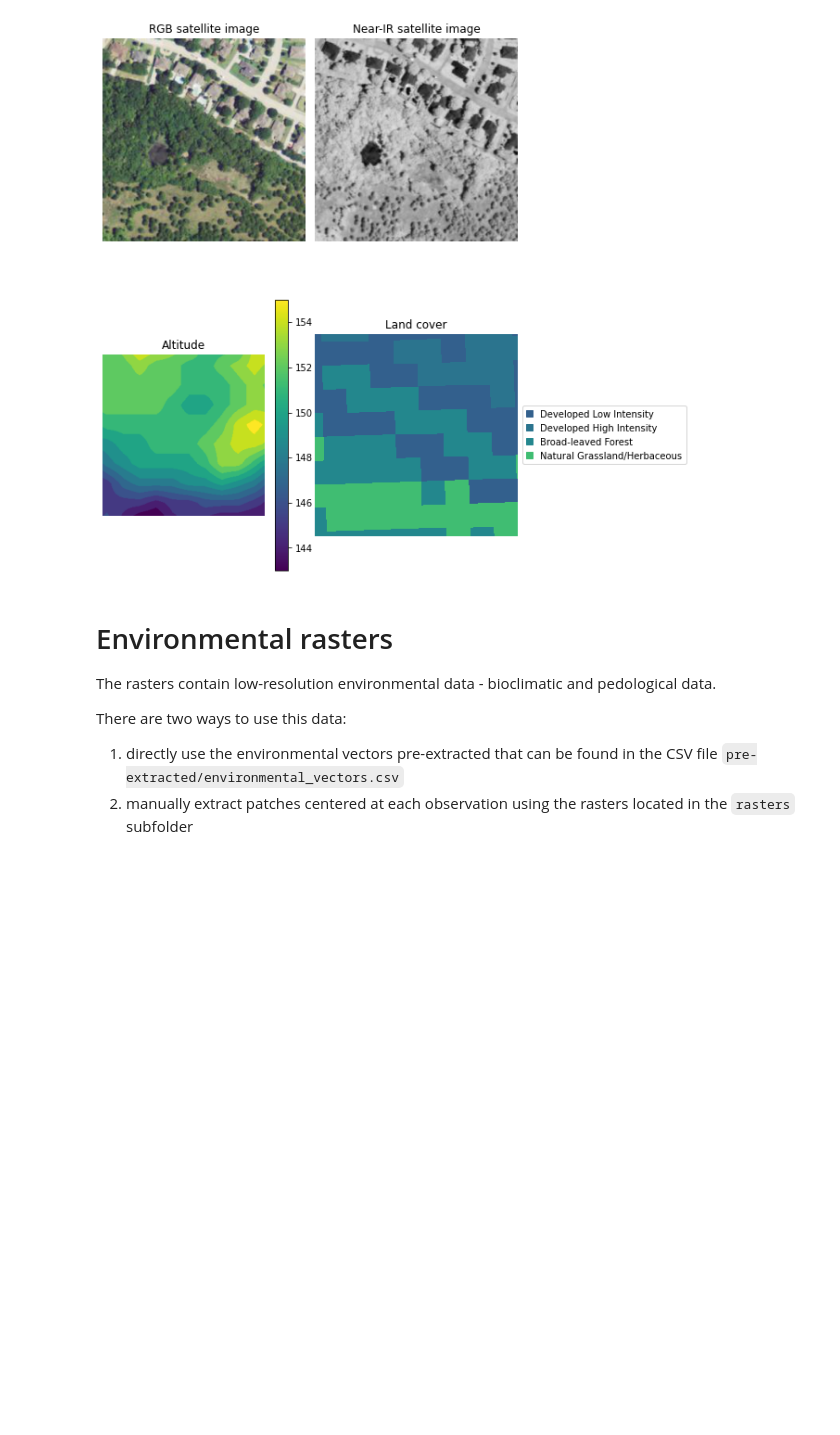
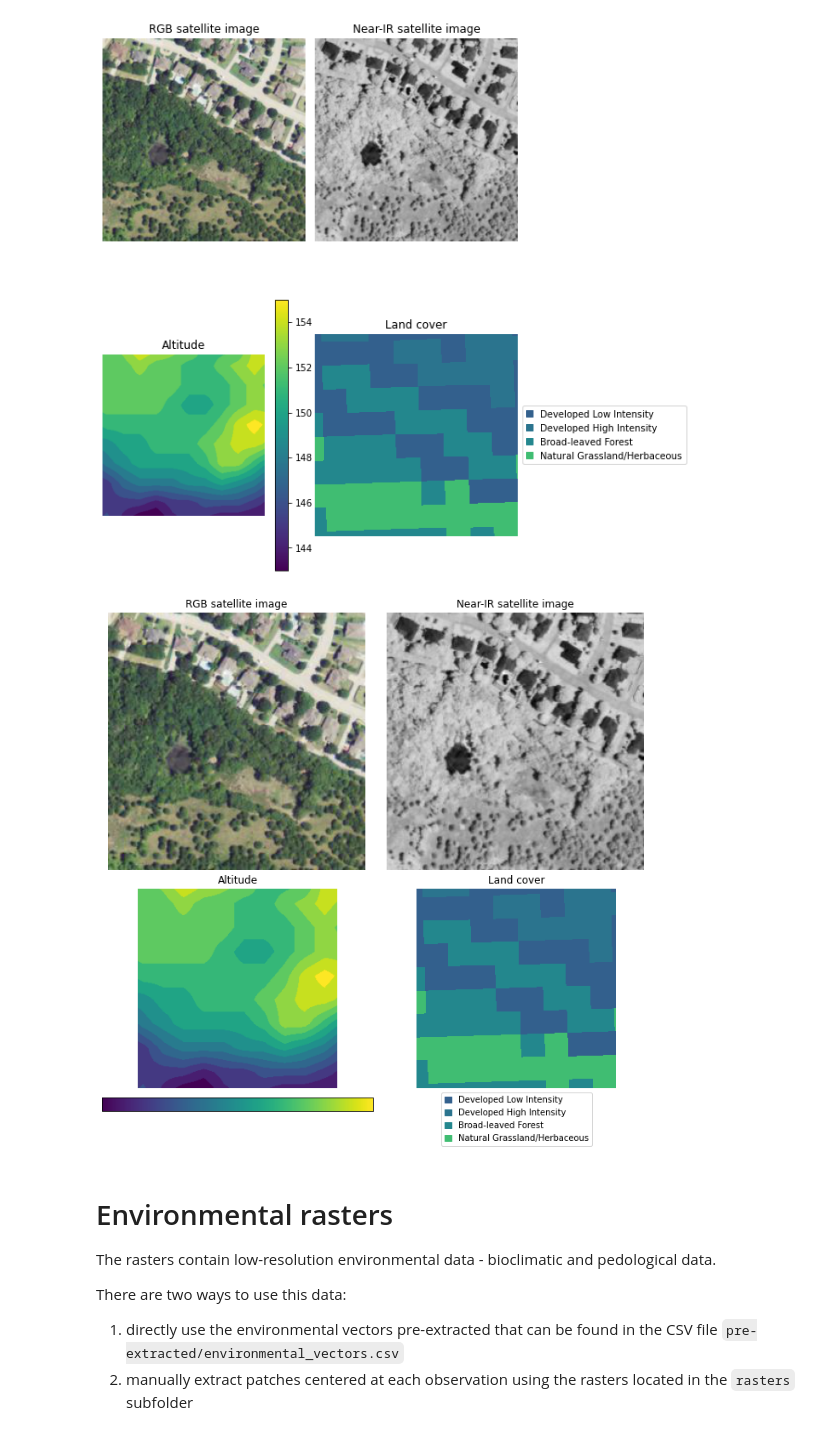
Before and after one commit to plantnet/GeoLifeCLEF, a Jupyter notebook: notebooks/Getting started - Data loading and visualization.ipynb, the cells around one changed output. Drawn from its saved outputs; the diff is of its cells as text; code cells hidden in the pictures; blank space fills up the shorter version.

```diff
--- a/notebooks/Getting started - Data loading and visualization.ipynb
+++ b/notebooks/Getting started - Data loading and visualization.ipynb
@@ -147,3 +162,17 @@ ax.set_title("Observations distribution around Montpellier, France")
 # %% [output]
 Text(0.5, 1.0, 'Observations distribution around Montpellier, France')
 [figure]
+# %%
+fig, ax = plt.subplots(figsize=(9.5, 7))
+
+kwargs = {
+    "alpha": 0.2,
+    "s": 5,
+}
+df_zoom = select_samples_around_point(df_fr, 3, 4.5, 43.25, 44.25)
+df_zoom_test = select_samples_around_point(df_fr_test, 3, 4.5, 43.25, 44.25)
+
+ax = fig.gca()
+plot_observations_distribution(ax, df_zoom, df_zoom_test, **kwargs)
+ax.set_title("Observations distribution around Montpellier, France")
+fig.savefig("GLC/images/train_test_split.png", bbox_inches="tight", dpi=100, facecolor="white")
@@ -303,3 +334,6 @@ landcover_labels = df_suggested_landcover_alignment[["suggested_landcover_code",
 visualize_observation_patch(patch, landcover_labels)
 # %% [output]
 [figure]
+# %%
+fig = visualize_observation_patch(patch, landcover_labels, return_fig=True)
+fig.savefig("GLC/images/patches_sample.jpg", bbox_inches="tight", dpi=100)
@@ -314,3 +399,7 @@ visualize_observation_patch(patch, landcover_labels)
+# %%
+visualize_observation_patch(patch)
+# %% [output]
+[figure, added]
 # %% [markdown]
 # Environmental rasters
 
```
Also changed, not shown: parts of 16 cells of this notebook, 8 other files.
